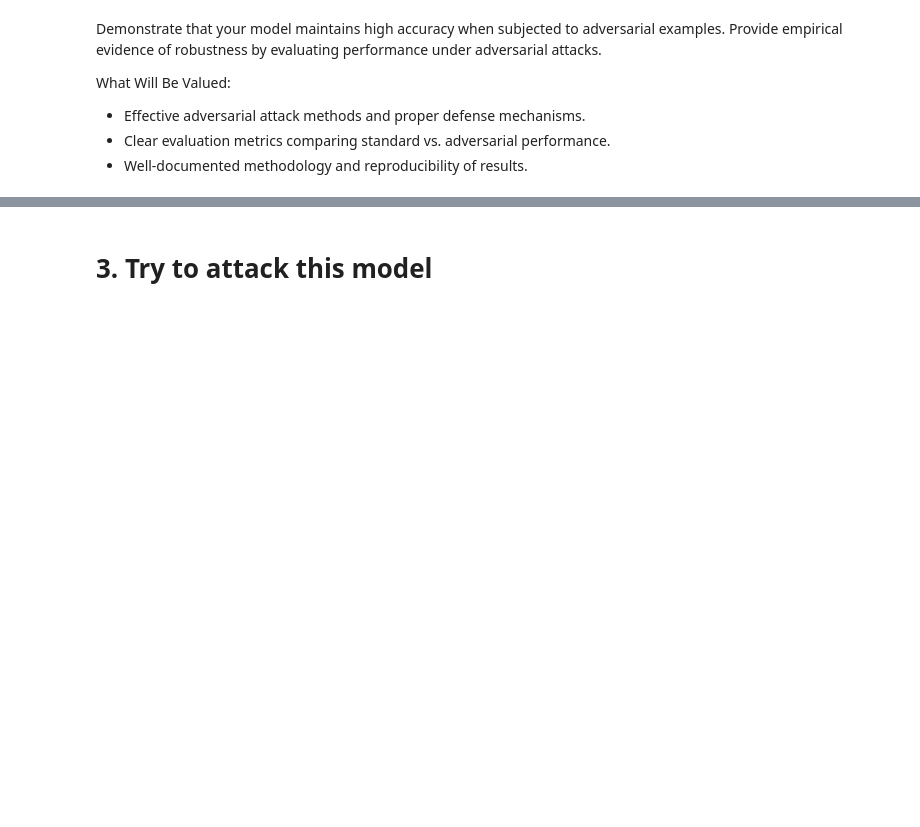
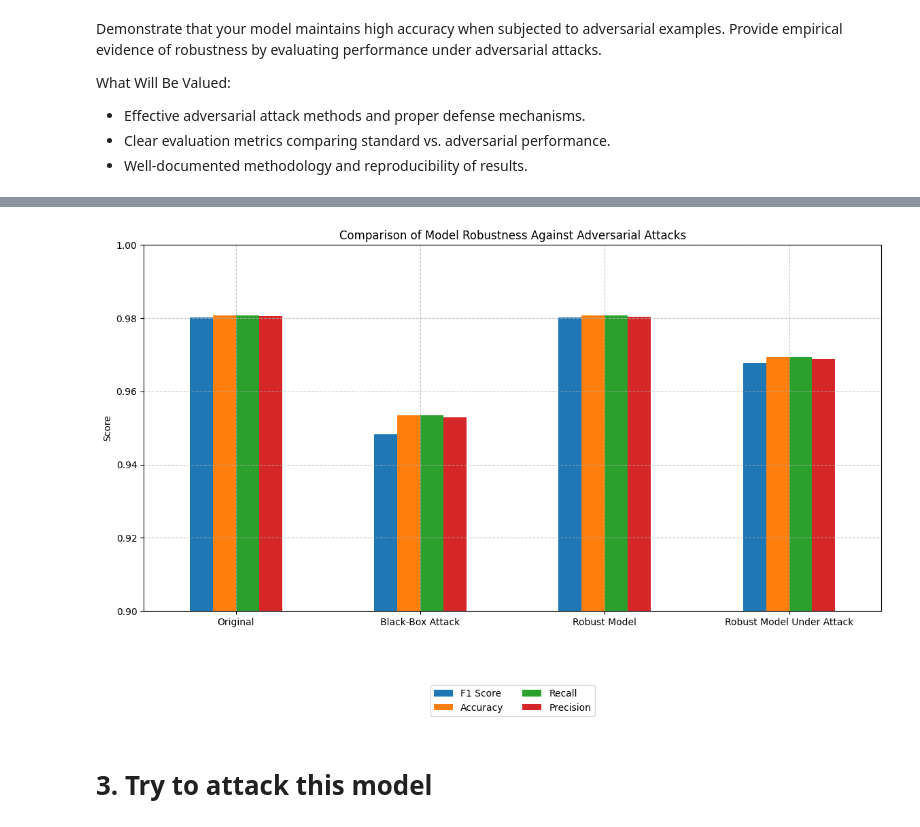
Before and after one commit to Cortijo02/SEGUR, a Jupyter notebook: sypd/template.ipynb, the cells around one changed output, grey strips where cells are left out. Drawn from its saved outputs; the diff is of its cells as text; code cells hidden in the pictures; blank space fills up the shorter version.

Commit message:
RobustModel first version

```diff
--- a/sypd/template.ipynb
+++ b/sypd/template.ipynb
@@ -457,0 +457,17 @@ metrics_df
+# %%
+# Generamos muestras perturbadas del conjunto de entrenamiento
+perturbed_X_train = X_train.apply(
+    lambda row: black_box_attack(row.to_frame().T, X_train.columns, epsilon).iloc[0], axis=1
+)
+
+# Concatenamos las muestras originales y perturbadas
+X_train_robust = pd.concat([X_train, perturbed_X_train], axis=0)
+y_train_robust = pd.concat([y_train, y_train], axis=0)
+
+# Entrenamos un nuevo modelo robusto
+rf_model_robust = RandomForestClassifier(n_estimators=100, random_state=42)
+rf_model_robust.fit(X_train_robust, y_train_robust)
+
+# Evaluamos el modelo robusto en datos limpios y atacados
+original_metrics_robust = calculate_metrics(rf_model_robust, X_test, y_test)
+original_metrics_robust
@@ -457,0 +479,5 @@ metrics_df
+# %%
+perturbed_predictions_robust = rf_model_robust.predict(perturbed_samples_test)
+
+attacked_metrics_robust = calculate_metrics(rf_model_robust, perturbed_samples_test, y_test)
+attacked_metrics_robust
@@ -457,0 +489,8 @@ metrics_df
+# %%
+# Actualizamos el DataFrame de métricas
+metrics_df = pd.DataFrame(
+    [original_metrics, attacked_metrics, original_metrics_robust, attacked_metrics_robust],
+    index=['Original', 'Black-Box Attack', 'Robust Model', 'Robust Model Under Attack']
+)
+
+metrics_df
@@ -458,3 +503,15 @@ metrics_df
+# %%
+# Plot with zoomed-in y-axis
+metrics_df.plot(kind='bar', figsize=(14, 7))
+plt.title('Comparison of Model Robustness Against Adversarial Attacks')
+plt.ylabel('Score')
+plt.ylim(0.9, 1)
+plt.grid(True, linestyle='--', alpha=0.7)
+plt.xticks(rotation=0)
+plt.legend(loc='lower center', bbox_to_anchor=(0.5, -0.3), ncol=2)
+plt.show()
+# %% [output]
+[figure, added]
 # %% [markdown]
 # 3. Try to attack this model
 # %% [markdown]
```
Also changed, not shown: parts of 13 cells of this notebook.
